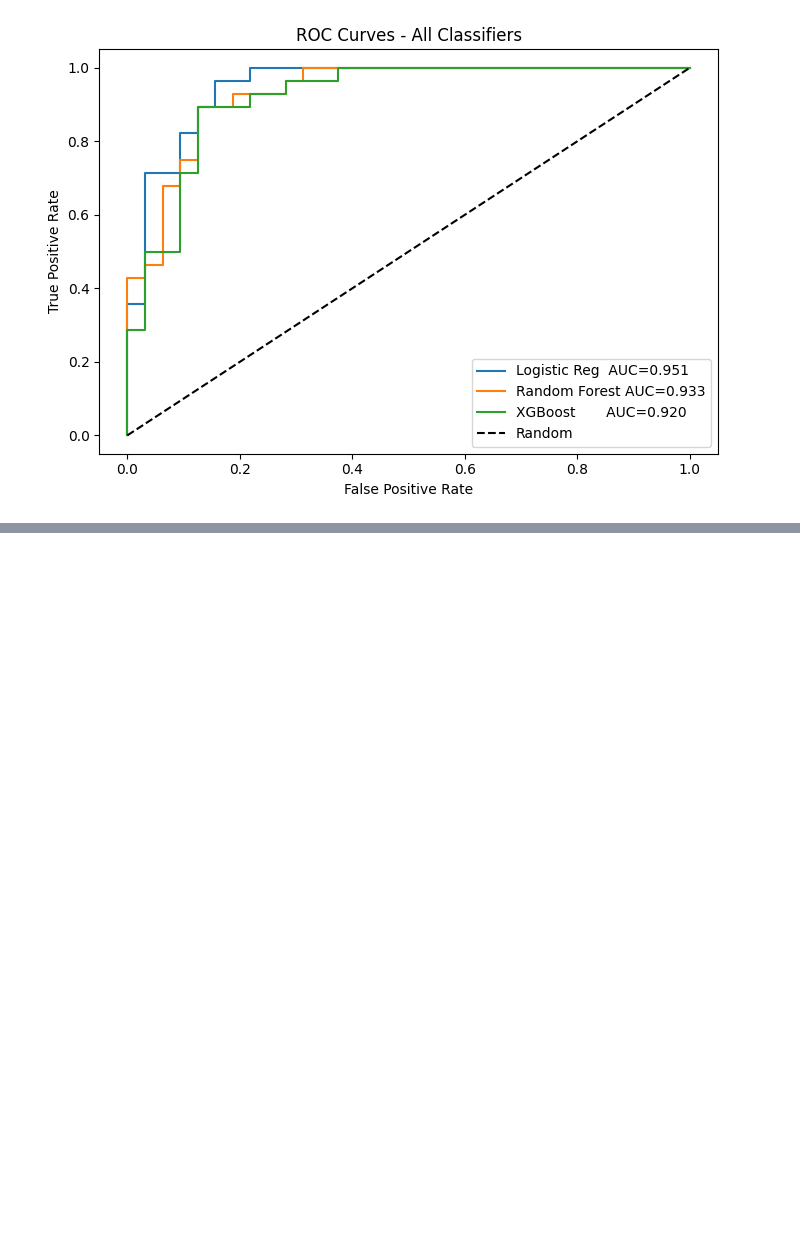
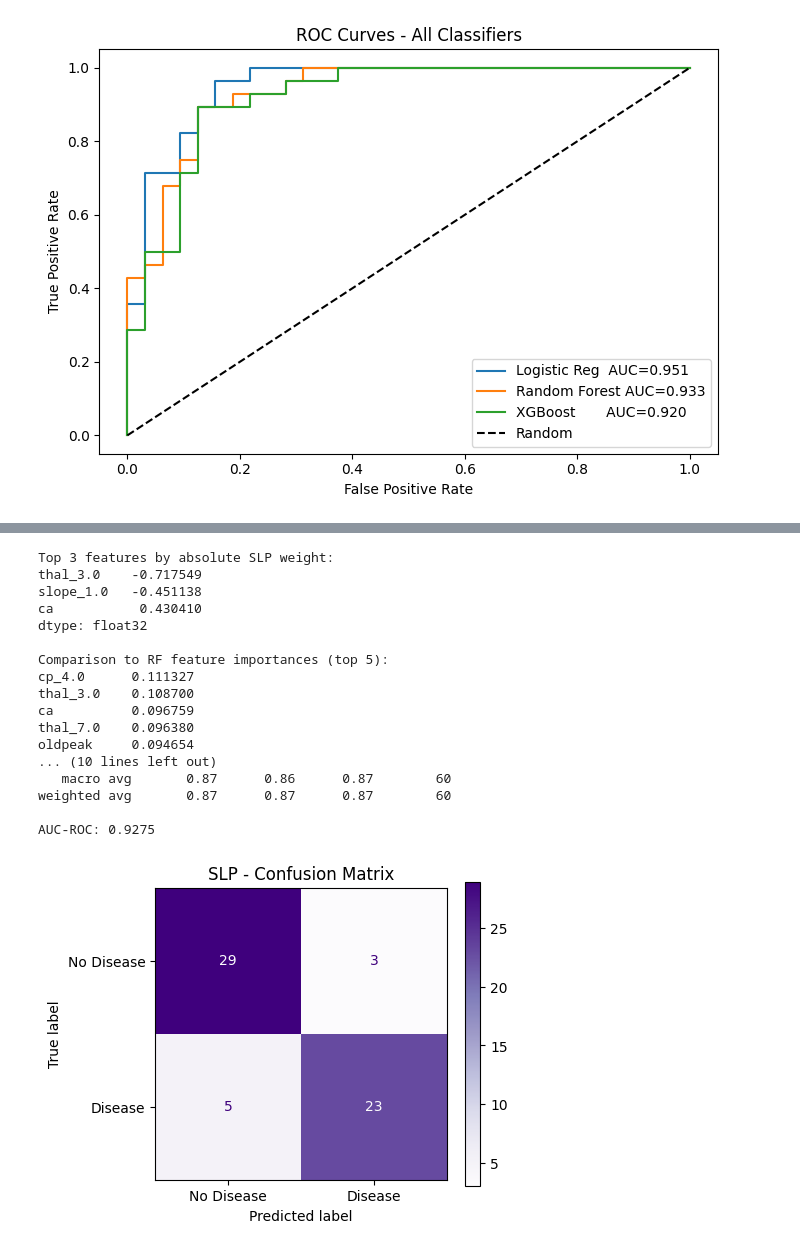
Before and after one commit to abeer-fatima47/i232643-DM-Assignment4, a Jupyter notebook: i232643_DM_asn4.ipynb, the cells around one changed output, grey strips where cells are left out. Cells and saved outputs as stored; diff of their text form; code cells hidden in the pictures; blank space fills up the shorter version.

```diff
--- a/i232643_DM_asn4.ipynb
+++ b/i232643_DM_asn4.ipynb
@@ -721,0 +773,43 @@ XGBoost or Random Forest are both strong candidates for the screening pipeline.
+# %%
+# Inspect learned weights
+weights = slp.layers[0].get_weights()[0].flatten()
+weight_df = pd.Series(weights, index=X_train.columns).sort_values(key=abs, ascending=False)
+print("Top 3 features by absolute SLP weight:")
+print(weight_df.head(3))
+
+print("\nComparison to RF feature importances (top 5):")
+print(feat_imp.sort_values(ascending=False).head(5))
+
+# Evaluate SLP
+y_pred_slp_prob = slp.predict(X_test_np).flatten()
+y_pred_slp = (y_pred_slp_prob > 0.5).astype(int)
+
+print("\n=== SLP Evaluation ===")
+print(classification_report(y_test_np, y_pred_slp, target_names=['No Disease','Disease']))
+print(f"AUC-ROC: {roc_auc_score(y_test_np, y_pred_slp_prob):.4f}")
+
+fig, ax = plt.subplots(figsize=(5, 4))
+ConfusionMatrixDisplay.from_predictions(y_test_np, y_pred_slp,
+    display_labels=['No Disease','Disease'], ax=ax, cmap='Purples')
+plt.title('SLP - Confusion Matrix')
+plt.tight_layout()
+plt.show()
+# %% [output]
+Top 3 features by absolute SLP weight:
+thal_3.0    -0.717549
+slope_1.0   -0.451138
+ca           0.430410
+dtype: float32
+
+Comparison to RF feature importances (top 5):
+cp_4.0      0.111327
+thal_3.0    0.108700
+ca          0.096759
+thal_7.0    0.096380
+oldpeak     0.094654
+... (10 lines left out)
+   macro avg       0.87      0.86      0.87        60
+weighted avg       0.87      0.87      0.87        60
+
+AUC-ROC: 0.9275
+[figure, added]
```
Also changed, not shown: parts of 15 cells of this notebook.
